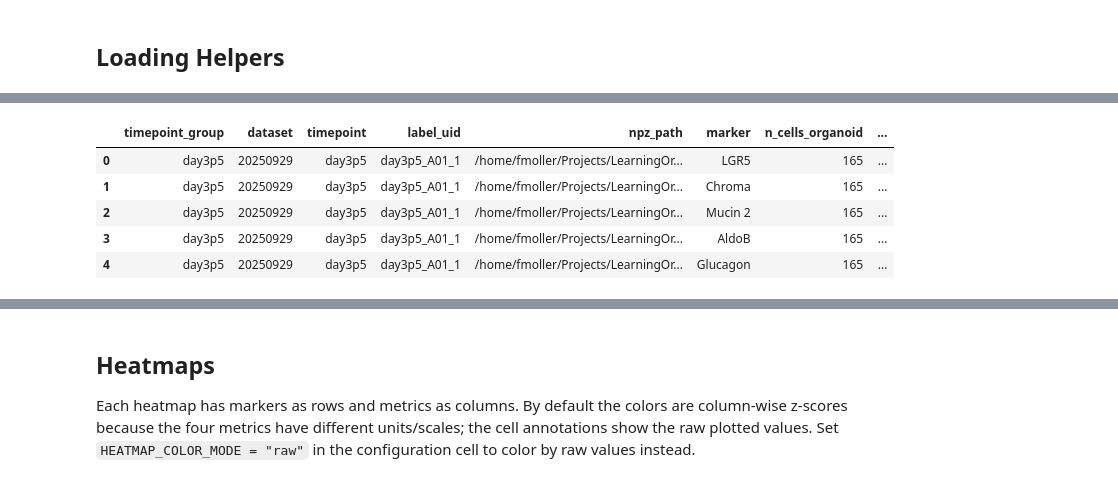
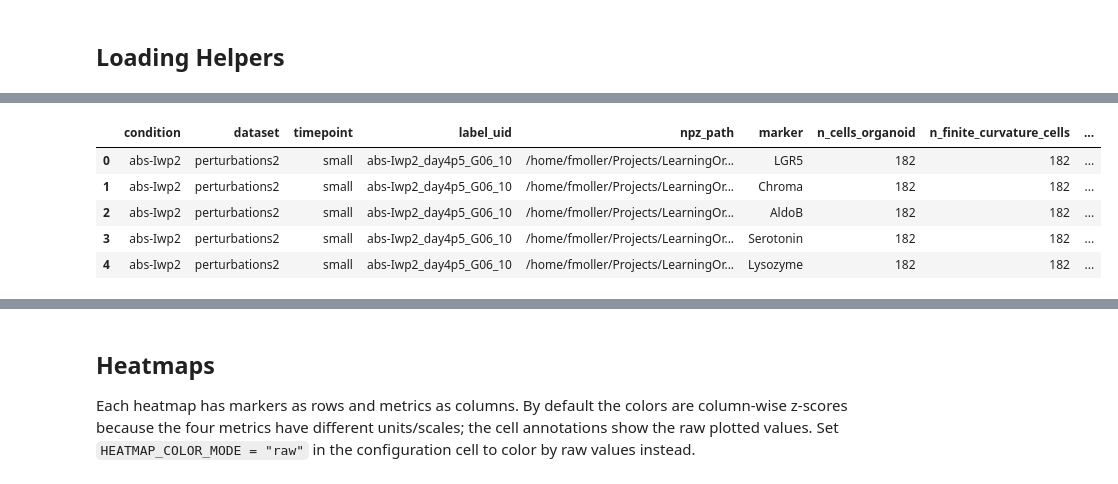
Before and after one commit to fskovbo/OrganoGraph, a Jupyter notebook: notebooks/curvature_marker_heatmaps.ipynb, the cells around one changed output, grey strips where cells are left out. Drawn from its saved outputs; the diff is of its cells as text; code cells hidden in the pictures.

```diff
--- a/notebooks/curvature_marker_heatmaps.ipynb
+++ b/notebooks/curvature_marker_heatmaps.ipynb
@@ -259,14 +330,14 @@ def resolve_source_graph_path(path: Path, metadata: dict[str, Any]) -> Path:
     fallback = graph_path_from_label_uid(
         str(metadata.get("label_uid")),
         metadata.get("timepoint"),
-        TARGET_DATASET,
+        str(metadata["dataset"]),
     )
     if fallback is not None:
         return fallback
 
     label_uid = str(metadata.get("label_uid"))
     matches = list(
-        (SOURCE_DATA_ROOT / TARGET_DATASET / SOURCE_GRAPH_SUBDIR).glob(f"*/{label_uid}.gpickle")
+        (SOURCE_DATA_ROOT / str(metadata["dataset"]) / SOURCE_GRAPH_SUBDIR).glob(f"*/{label_uid}.gpickle")
     )
     if len(matches) == 1:
         return matches[0].resolve()
@@ -283,7 +354,7 @@ def align_graph_markers_to_export(
     if markers.shape[0] == n_exported:
         return markers
 
-    keep_mask = exported_arrays.get("keep_mask")
+    keep_mask = exported_arrays.get("kept_mask", exported_arrays.get("keep_mask"))
     if keep_mask is not None:
         keep_mask = np.asarray(keep_mask, dtype=bool).reshape(-1)
         if keep_mask.size == markers.shape[0] and int(keep_mask.sum()) == n_exported:
@@ -333,7 +404,7 @@ def harmonize_proliferation_markers(
 
 
 def apply_marker_exclusivity(
-    markers: np.ndarray, marker_names: list[str]
+    markers: np.ndarray, marker_names: list[str], dataset: str
 ) -> tuple[np.ndarray, list[str]]:
     markers_before_exclusion = np.asarray(markers, dtype=bool).copy()
     markers_after_exclusion = markers_before_exclusion.copy()
@@ -345,13 +416,21 @@ def apply_marker_exclusivity(
         for excluded in EXCLUSIVITY_RULES.values()
         for name in excluded
     )
-    missing = sorted(required.difference(name_to_index))
+    unmeasured = {
+        name.casefold() for name in UNMEASURED_MARKERS_BY_DATASET.get(dataset, [])
+    }
+    missing = sorted(required.difference(name_to_index).difference(unmeasured))
     if missing:
         raise KeyError(f"Markers required by EXCLUSIVITY_RULES are missing: {missing}")
 
     for marker, excluded_markers in EXCLUSIVITY_RULES.items():
+        if marker.strip().casefold() not in name_to_index:
+            continue
         marker_idx = name_to_index[marker.strip().casefold()]
-        excluded_idx = [name_to_index[name.strip().casefold()] for name in excluded_markers]
+        excluded_idx = [
+            name_to_index[name.strip().casefold()] for name in excluded_markers
+            if name.strip().casefold() in name_to_index
+        ]
         conflicts = (
             np.any(markers_before_exclusion[:, excluded_idx], axis=1)
             if excluded_idx
@@ -374,7 +453,7 @@ def load_organoid_arrays(
             raise KeyError(f"{path} must contain array {Y_FIELD!r}")
         exported_arrays = {
             key: np.asarray(data[key])
-            for key in ["keep_mask", "new_to_old_index", "kept_node_ids"]
+            for key in ["kept_mask", "keep_mask", "new_to_old_index", "kept_node_ids"]
             if key in data
         }
         y_raw = np.asarray(data[Y_FIELD], dtype=float)
@@ -397,7 +476,7 @@ def load_organoid_arrays(
         markers, graph, exported_arrays, n_exported=y.shape[0]
     )
     markers, marker_names = harmonize_proliferation_markers(markers, marker_names)
-    markers, marker_names = apply_marker_exclusivity(markers, marker_names)
+    markers, marker_names = apply_marker_exclusivity(markers, marker_names, str(metadata["dataset"]))
 
     if markers.shape[0] != y.shape[0]:
         raise ValueError(f"{path}: marker rows {markers.shape[0]} != curvature values {y.shape[0]}")
@@ -429,8 +508,9 @@ def organoid_marker_curvature_rows(path: Path, metadata: dict[str, Any], group_n
             std_over_organoid_mean = np.nan
 
         rows.append({
-            "timepoint_group": group_name,
+            GROUP_COLUMN: group_name,
             "dataset": metadata.get("dataset"),
+            "condition": condition_for_metadata(metadata),
             "timepoint": metadata.get("timepoint"),
             "label_uid": metadata.get("label_uid"),
             "npz_path": str(path),
@@ -454,37 +534,43 @@ def load_all_marker_curvature_rows() -> pd.DataFrame:
     npz_files = discover_organoid_npz_files(GNN_EXPORT_DIRS)
     print(f"Found {len(npz_files)} organoid npz files")
 
-    rows: list[dict[str, Any]] = []
-    skipped = []
-    skipped_datasets: dict[str, int] = {}
+    # Validate selections and identities before calculating any statistics.
+    selected = []
+    excluded = 0
+    seen = set()
     for path in npz_files:
         metadata = metadata_for_npz(path, manifests)
-        dataset = str(metadata.get("dataset"))
-        if dataset != TARGET_DATASET:
-            skipped_datasets[dataset] = skipped_datasets.get(dataset, 0) + 1
+        if not metadata_is_selected(metadata):
+            excluded += 1
             continue
-        group_name = group_for_timepoint(metadata.get("timepoint"))
+        group_name = group_for_metadata(metadata)
         if group_name is None:
-            skipped.append((path, metadata.get("timepoint")))
             continue
+        key = (metadata["dataset"], metadata["label_uid"])
+        if key in seen:
+            raise ValueError(f"Duplicate organoid export selected: {key}")
+        seen.add(key)
+        selected.append((path, metadata, group_name))
+    missing = set(DATASET_SELECTION) - {m["dataset"] for _, m, _ in selected}
+    if missing:
+        raise FileNotFoundError(f"No selected organoids found for datasets: {sorted(missing)}")
+    print(f"Selected {len(selected)} organoids; excluded {excluded} outside DATASET_SELECTION")
+
+    rows: list[dict[str, Any]] = []
+    for path, metadata, group_name in selected:
         try:
             rows.extend(organoid_marker_curvature_rows(path, metadata, group_name))
         except Exception as exc:
-            print(f"[warn] skipping {path}: {exc}")
+            raise RuntimeError(f"Could not analyze {path}: {exc}") from exc
 
-    if skipped:
-        skipped_tps = sorted({str(tp) for _, tp in skipped})
-        print(f"Skipped {len(skipped)} files outside TIMEPOINT_GROUPS. Timepoints: {skipped_tps}")
-    if skipped_datasets:
-        print(f"Skipped files outside TARGET_DATASET={TARGET_DATASET}: {skipped_datasets}")
     return pd.DataFrame(rows)
 
 
 per_organoid_df = load_all_marker_curvature_rows()
 if per_organoid_df.empty:
     raise FileNotFoundError(
-        "No organoid data were loaded. Paste the build_GNN_dataset_patched.py output folder "
-        "into GNN_EXPORT_DIRS and confirm TIMEPOINT_GROUPS matches the exported timepoint labels."
+        "No organoid data were loaded. Paste the setup_GNN_dataset.py output folder "
+        "into GNN_EXPORT_DIRS and confirm the grouping configuration matches the export metadata."
     )
 
 print("per-organoid rows:", per_organoid_df.shape)
@@ -496,9 +582,9 @@ per-organoid rows: (12220, 16)
-|  | timepoint_group | dataset | timepoint | label_uid | npz_path | marker | n_cells_organoid | ... |
-| 0 | day3p5 | 20250929 | day3p5 | day3p5_A01_1 | /home/fmoller/Projects/LearningOr... | LGR5 | 165 | ... |
-| 1 | day3p5 | 20250929 | day3p5 | day3p5_A01_1 | /home/fmoller/Projects/LearningOr... | Chroma | 165 | ... |
-| 2 | day3p5 | 20250929 | day3p5 | day3p5_A01_1 | /home/fmoller/Projects/LearningOr... | Mucin 2 | 165 | ... |
-| 3 | day3p5 | 20250929 | day3p5 | day3p5_A01_1 | /home/fmoller/Projects/LearningOr... | AldoB | 165 | ... |
-| 4 | day3p5 | 20250929 | day3p5 | day3p5_A01_1 | /home/fmoller/Projects/LearningOr... | Glucagon | 165 | ... |
+|  | condition | dataset | timepoint | label_uid | npz_path | marker | n_cells_organoid | n_finite_curvature_cells | ... |
+| 0 | abs-Iwp2 | perturbations2 | small | abs-Iwp2_day4p5_G06_10 | /home/fmoller/Projects/LearningOr... | LGR5 | 182 | 182 | ... |
+| 1 | abs-Iwp2 | perturbations2 | small | abs-Iwp2_day4p5_G06_10 | /home/fmoller/Projects/LearningOr... | Chroma | 182 | 182 | ... |
+| 2 | abs-Iwp2 | perturbations2 | small | abs-Iwp2_day4p5_G06_10 | /home/fmoller/Projects/LearningOr... | AldoB | 182 | 182 | ... |
+| 3 | abs-Iwp2 | perturbations2 | small | abs-Iwp2_day4p5_G06_10 | /home/fmoller/Projects/LearningOr... | Serotonin | 182 | 182 | ... |
+| 4 | abs-Iwp2 | perturbations2 | small | abs-Iwp2_day4p5_G06_10 | /home/fmoller/Projects/LearningOr... | Lysozyme | 182 | 182 | ... |
 # %%
 METRIC_COLUMNS = [
     "marker_mean_gaussian_curvature",
```
Also changed, not shown: parts of 13 cells of this notebook, 17 other files.
